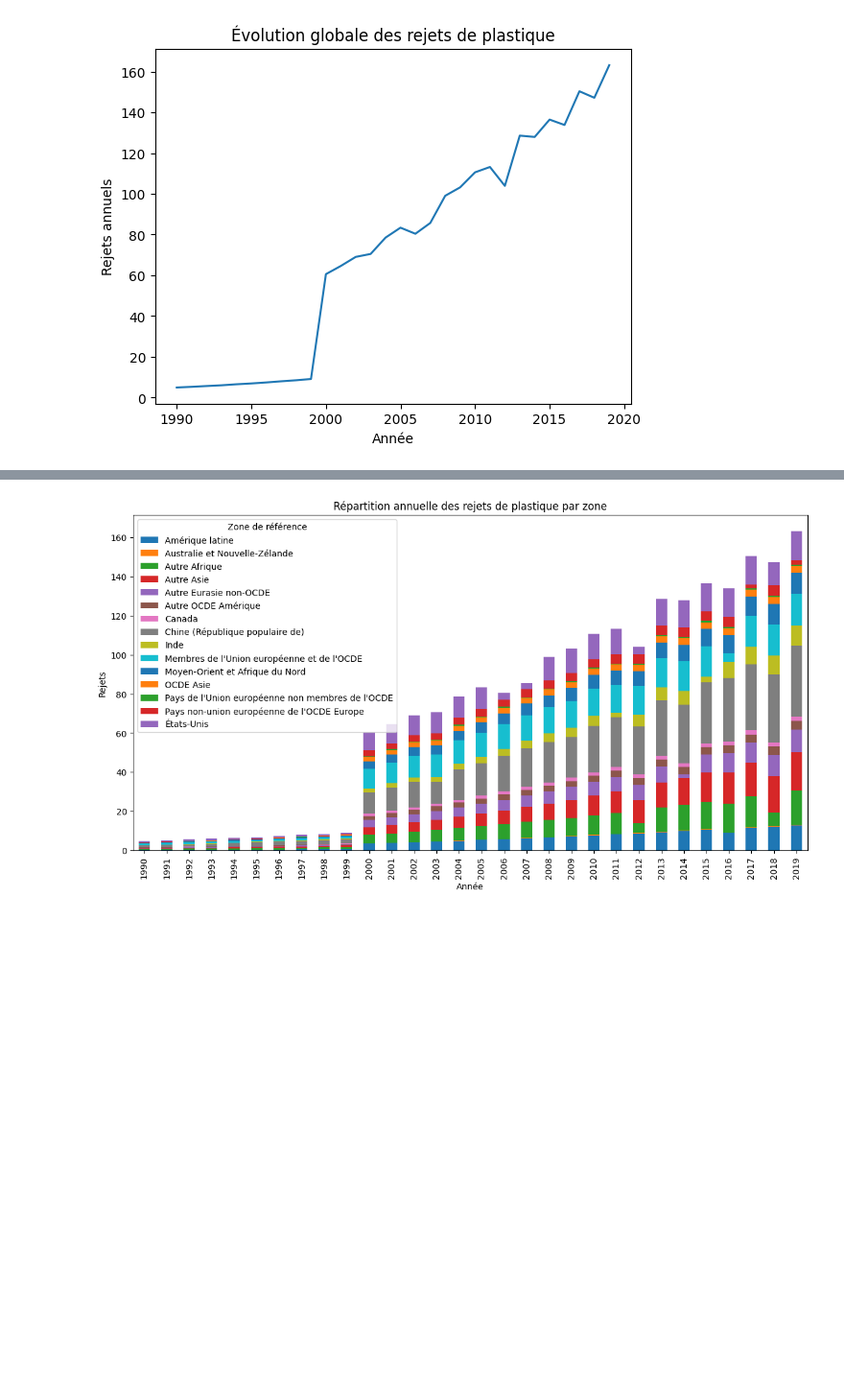
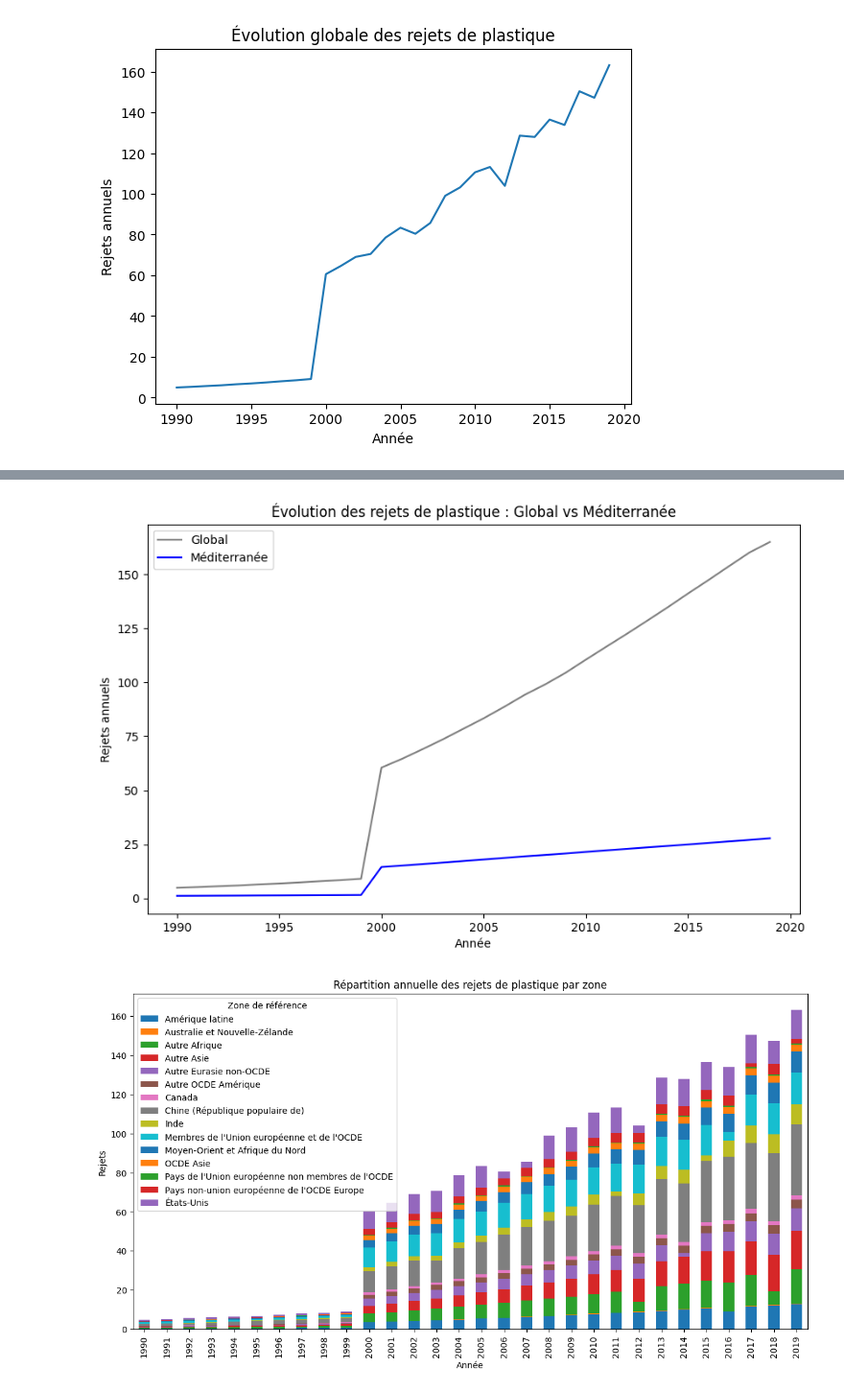
Before and after one commit to Mias21/projet_pollution_plastic, a Jupyter notebook: Notebook_Tarek/Rejets_de_plastiques_de_1990_2019.ipynb, the cells around one changed output, grey strips where cells are left out. Shown at 96% size. Saved outputs shown, nothing was run; the diff lists cells and outputs as text; code cells hidden in the pictures; blank space fills up the shorter version.

```diff
--- a/Notebook_Tarek/Rejets_de_plastiques_de_1990_2019.ipynb
+++ b/Notebook_Tarek/Rejets_de_plastiques_de_1990_2019.ipynb
@@ -362,3 +333,37 @@ plt.show()
+# %%
+# Interpolation linéaire sur tout le DataFrame
+df_interp = df.copy()
+df_interp['OBS_VALUE'] = (
+    df_interp
+    .groupby('Zone de référence')['OBS_VALUE']
+    .apply(lambda x: x.interpolate())
+)
+
+# Zones méditerranéennes
+zones_mediterranee = [
+    "Moyen-Orient et Afrique du Nord",
+    "Pays de l'Union européenne non membres de l'OCDE",
+    "Membres de l'Union européenne et de l'OCDE",
+]
+
+# Série globale
+total_par_annee_global = df_interp.groupby('TIME_PERIOD')['OBS_VALUE'].sum()
+
+# Série méditerranéenne
+df_med = df_interp[df_interp['Zone de référence'].isin(zones_mediterranee)]
+total_par_annee_med = df_med.groupby('TIME_PERIOD')['OBS_VALUE'].sum()
+
+# Tracé comparatif
+plt.figure(figsize=(10,6))
+plt.plot(total_par_annee_global.index, total_par_annee_global.values, label="Global", color='grey')
+plt.plot(total_par_annee_med.index, total_par_annee_med.values, label="Méditerranée", color='blue')
+plt.title("Évolution des rejets de plastique : Global vs Méditerranée")
+plt.ylabel("Rejets annuels")
+plt.xlabel("Année")
+plt.legend()
+plt.show()
+# %% [output]
+[figure, added]
 # %%
 pivot = df.pivot_table(index='TIME_PERIOD', columns='Zone de référence', values='OBS_VALUE', aggfunc='sum')
 pivot.plot(kind='bar', stacked=True, figsize=(14,7))
```
Also changed, not shown: parts of 15 cells of this notebook, 11 other files.
